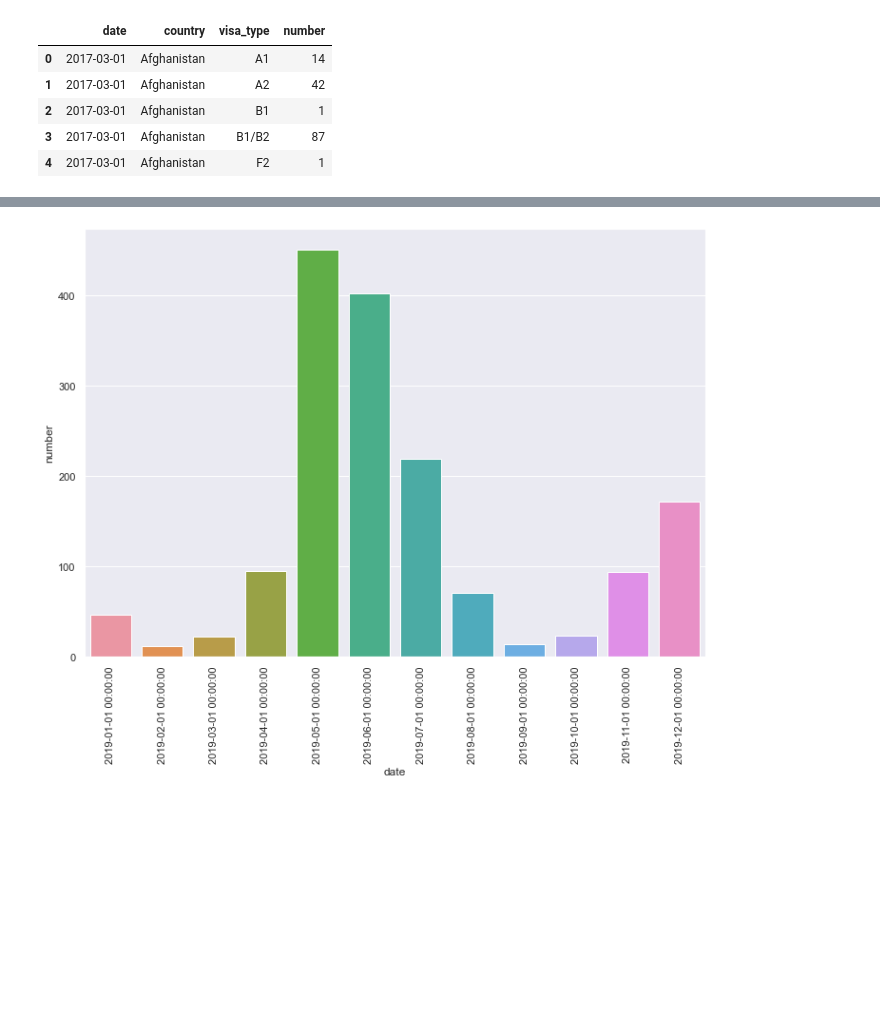
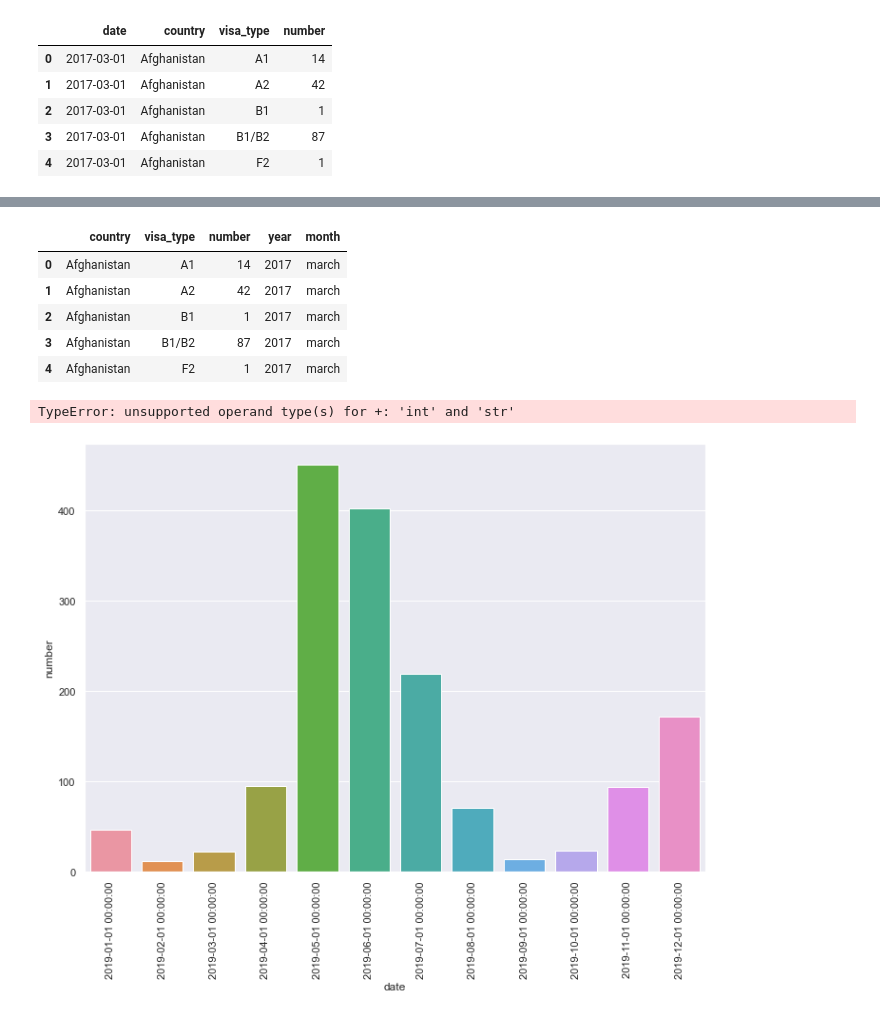
Before and after one commit to TashiNyangmi/Visa, a Jupyter notebook: data_viz.ipynb, the cells around one changed output, grey strips where cells are left out. Cells and saved outputs as stored; diff of their text form; code cells hidden in the pictures; blank space fills up the shorter version.

```diff
--- a/data_viz.ipynb
+++ b/data_viz.ipynb
@@ -83,3 +49,16 @@ pandas.core.frame.DataFrame
+# %%
+data.head()
+# %% [output]
+|  | country | visa_type | number | year | month |
+| 0 | Afghanistan | A1 | 14 | 2017 | march |
+| 1 | Afghanistan | A2 | 42 | 2017 | march |
+| 2 | Afghanistan | B1 | 1 | 2017 | march |
+| 3 | Afghanistan | B1/B2 | 87 | 2017 | march |
+| 4 | Afghanistan | F2 | 1 | 2017 | march |
+# %%
+data['date'] = data['year'] + data['month']
+# %% [output]
+TypeError: unsupported operand type(s) for +: 'int' and 'str'
 # %%
 sns.set(rc={'figure.figsize':(11.7,8.27)})
 sns.barplot(x = data.index, y = data['number'])
```
Also changed, not shown: parts of 9 cells of this notebook, 3 other files.
